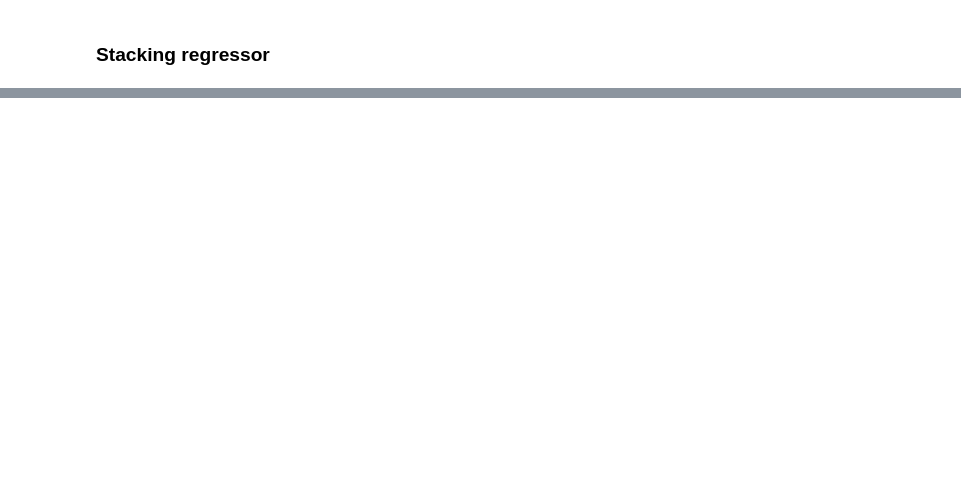
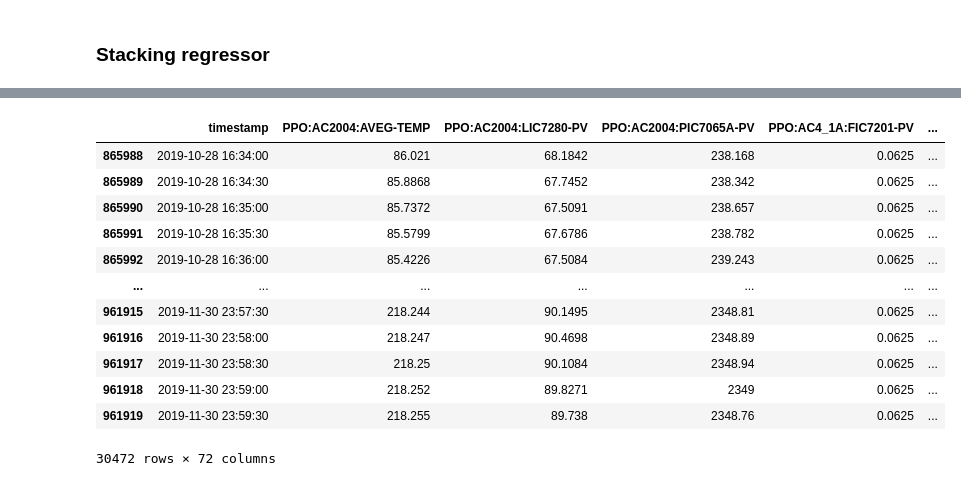
Before and after one commit to dabiged/TametheTemp, a Jupyter notebook: OtherEnsembling.ipynb, the cells around one changed output, grey strips where cells are left out. Cells and saved outputs as stored; diff of their text form; code cells hidden in the pictures; blank space fills up the shorter version.

```diff
--- a/OtherEnsembling.ipynb
+++ b/OtherEnsembling.ipynb
@@ -171,0 +175,3 @@ def print_score(m):
+# %%
+start_train_row=600000
+n_valid = 370
@@ -206,0 +375,31 @@ ImportError: cannot import name '_check_sample_weight' from 'sklearn.utils.valid
+# %%
+%%time
+
+# this is the default workflow.
+df=df_raw
+df['timestamp'] = pd.to_datetime(df['timestamp'])
+strings_to_replace = ['I/O Timeout', 'Bad Input', 'Over Range', 'Under Range', 'Arc Off-line']
+df = df.replace(strings_to_replace, np.nan)
+data_columns = list(df.columns)
+# drop rows containing null/nan values
+df = df[df[data_columns].notnull().all(axis=1)].loc[start_train_row:,:]
+
+X, Y = _extract_y_value(df)
+n_trn = len(df)-n_valid
+X_train, X_valid = split_vals(X, n_trn)
+y_train, y_valid = split_vals(Y, n_trn)
+# Convert column vectors from shape (N,1) to (N,).
+y_train=y_train.values.ravel()
+y_valid=y_valid.values.ravel()
+# A bunch of entries in y_train contain floats as strings.
+for num,i in enumerate(y_train):
+    if type(i) != type(4.5):
+        y_train[num]=float(y_train[num])
+
+
+
+from sklearn.linear_model import RidgeCV
+
+m = RidgeCV()
+m.fit(X_train, y_train)
+print_score(m)
@@ -228,0 +430,16 @@ KeyboardInterrupt:
+# %%
+df[850000:]
+# %% [output]
+|  | timestamp | PPO:AC2004:AVEG-TEMP | PPO:AC2004:LIC7280-PV | PPO:AC2004:PIC7065A-PV | PPO:AC4_1A:FIC7201-PV | ... |
+| 865988 | 2019-10-28 16:34:00 | 86.021 | 68.1842 | 238.168 | 0.0625 | ... |
+| 865989 | 2019-10-28 16:34:30 | 85.8868 | 67.7452 | 238.342 | 0.0625 | ... |
+| 865990 | 2019-10-28 16:35:00 | 85.7372 | 67.5091 | 238.657 | 0.0625 | ... |
+| 865991 | 2019-10-28 16:35:30 | 85.5799 | 67.6786 | 238.782 | 0.0625 | ... |
+| 865992 | 2019-10-28 16:36:00 | 85.4226 | 67.5084 | 239.243 | 0.0625 | ... |
+| ... | ... | ... | ... | ... | ... | ... |
+| 961915 | 2019-11-30 23:57:30 | 218.244 | 90.1495 | 2348.81 | 0.0625 | ... |
+| 961916 | 2019-11-30 23:58:00 | 218.247 | 90.4698 | 2348.89 | 0.0625 | ... |
+| 961917 | 2019-11-30 23:58:30 | 218.25 | 90.1084 | 2348.94 | 0.0625 | ... |
+| 961918 | 2019-11-30 23:59:00 | 218.252 | 89.8271 | 2349 | 0.0625 | ... |
+| 961919 | 2019-11-30 23:59:30 | 218.255 | 89.738 | 2348.76 | 0.0625 | ... |
+30472 rows × 72 columns
```
Also changed, not shown: parts of 26 cells of this notebook, 1 other file.
